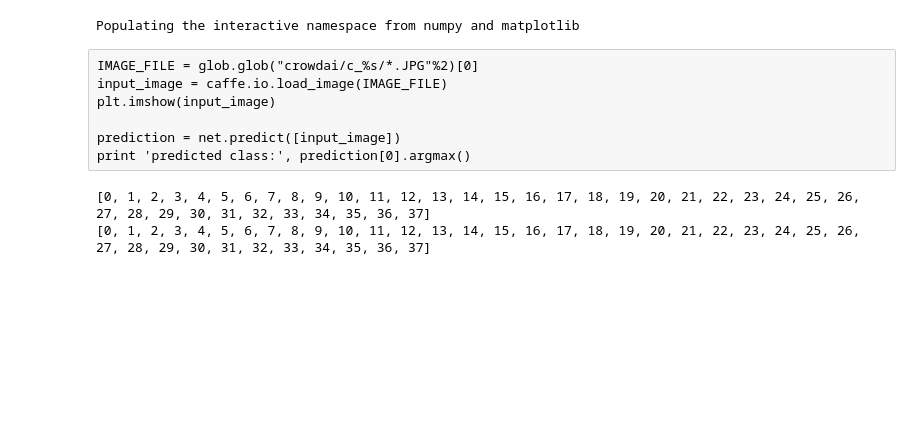
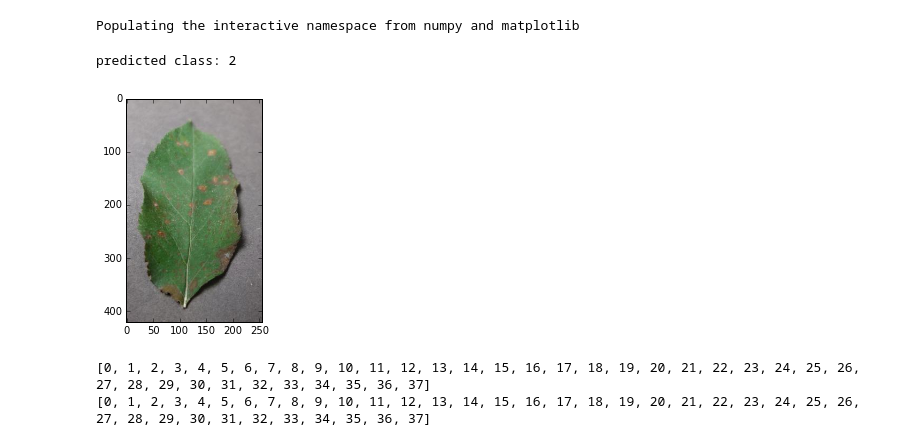
Before and after one commit to ISIFoundation/plantvillage, a Jupyter notebook: predict.ipynb, the cells around one changed output. Saved outputs shown, nothing was run; the diff lists cells and outputs as text; code cells hidden in the pictures; blank space fills up the shorter version.

Commit message:
New model with image mean

```diff
--- a/predict.ipynb
+++ b/predict.ipynb
@@ -34,17 +34,20 @@ caffe.set_mode_gpu()
 
 
 net = caffe.Classifier(MODEL_FILE, PRETRAINED,
-                       #mean=mean_arr, #.mean(1).mean(1),
+                       mean=mean_arr, #.mean(1).mean(1),
                        channel_swap=(2,1,0),
                        raw_scale=255,
                        image_dims=(256, 256))
-# %% [raw]
-IMAGE_FILE = glob.glob("crowdai/c_%s/*.JPG"%2)[0]
-input_image = caffe.io.load_image(IMAGE_FILE)
-plt.imshow(input_image)
-
-prediction = net.predict([input_image])
-print 'predicted class:', prediction[0].argmax()
+# %%
+IMAGE_FILE = glob.glob("crowdai/c_%s/*.JPG"%2)[0]
+input_image = caffe.io.load_image(IMAGE_FILE)
+plt.imshow(input_image)
+
+prediction = net.predict([input_image])
+print 'predicted class:', prediction[0].argmax()
+# %% [output]
+predicted class: 2
+[figure, added]
 # %%
 input_images = []
 y = []
```
Also changed, not shown: parts of 5 cells of this notebook, 2 other files.
